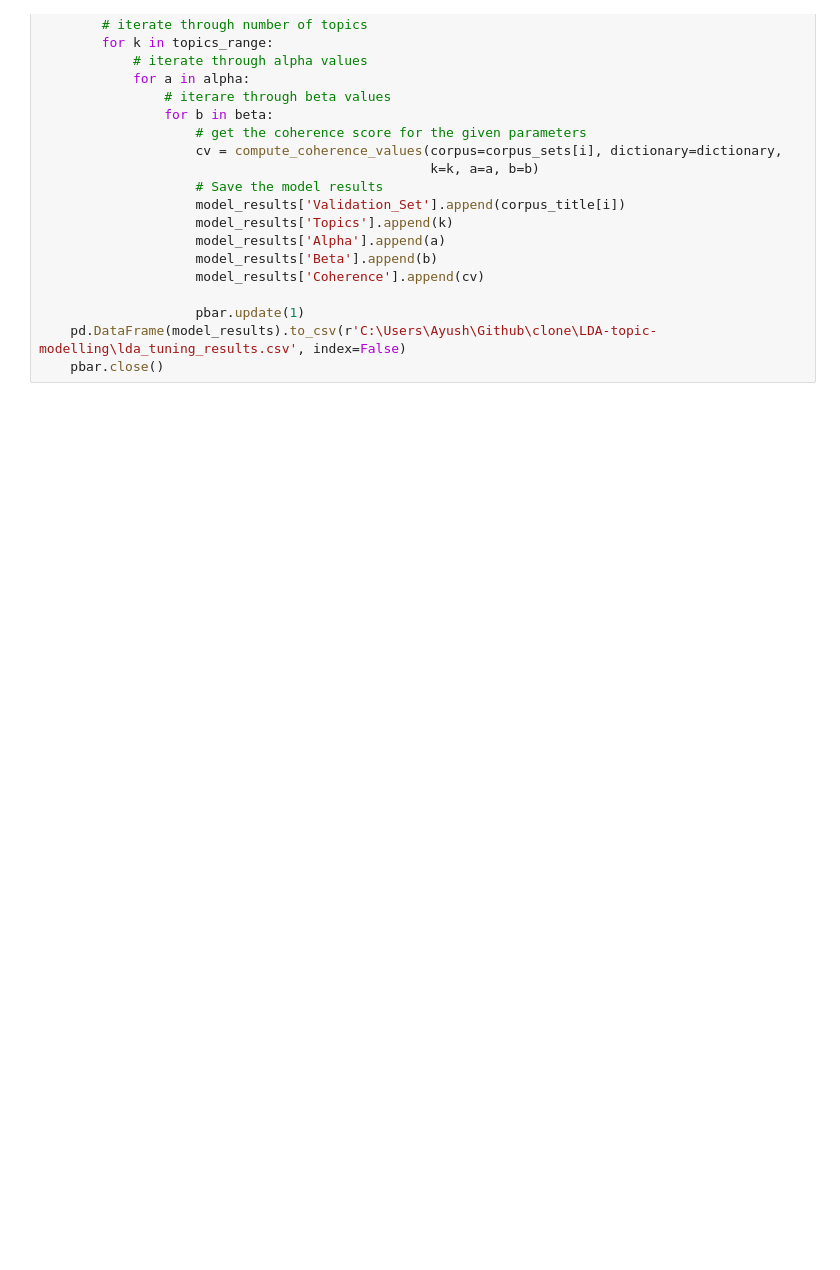
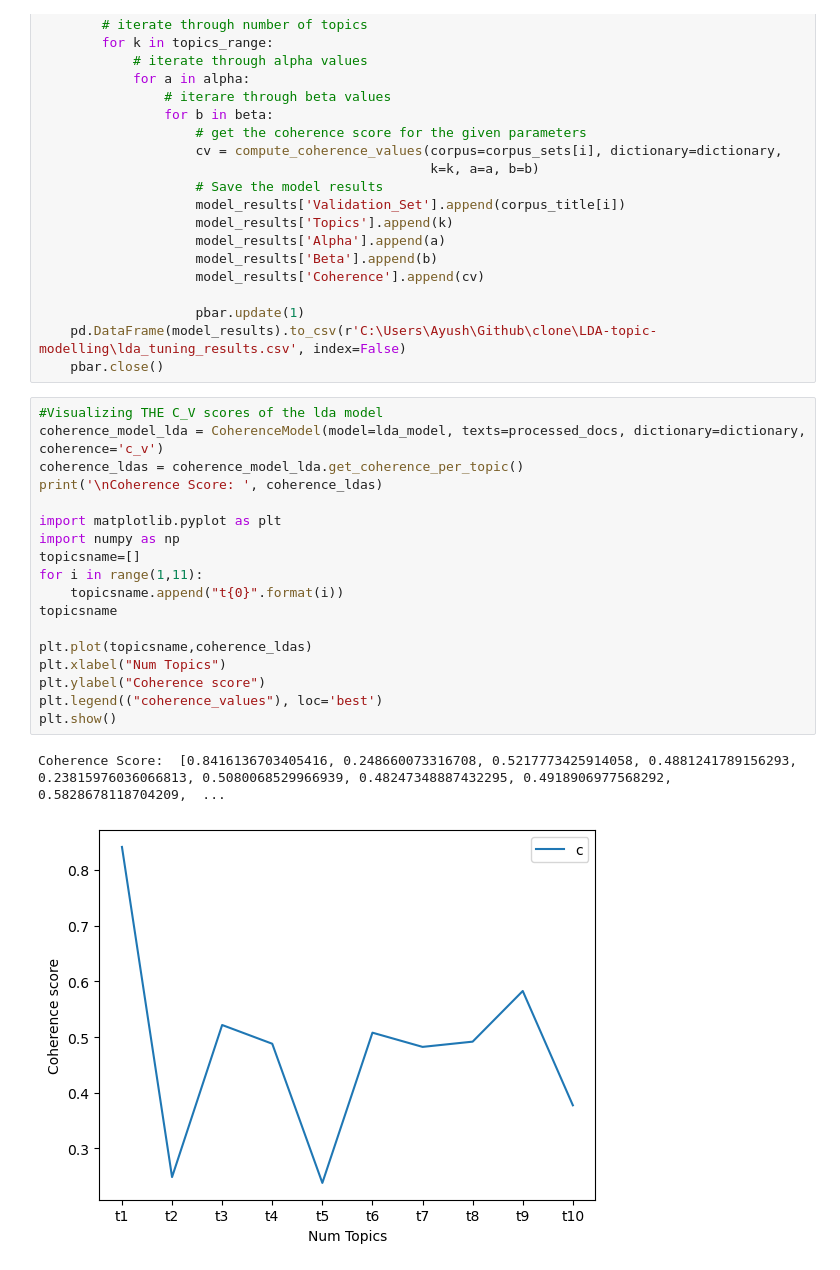
Before and after one commit to agrawalayush730/Hydrogen-dataset-Topic-Modeling-Latent-Drichlet-Allocation-LDA, a Jupyter notebook: Hydrogen_LDA.ipynb, the cells around one changed output. Drawn from its saved outputs; the diff is of its cells as text; blank space fills up the shorter version.

Commit message:
Added visualization of C_V Scores

```diff
--- a/Hydrogen_LDA.ipynb
+++ b/Hydrogen_LDA.ipynb
@@ -321,6 +321,27 @@ if True:
                     pbar.update(1)
     pd.DataFrame(model_results).to_csv(r'C:\Users\Ayush\Github\clone\LDA-topic-modelling\lda_tuning_results.csv', index=False)
     pbar.close()
+# %%
+#Visualizing THE C_V scores of the lda model
+coherence_model_lda = CoherenceModel(model=lda_model, texts=processed_docs, dictionary=dictionary, coherence='c_v')
+coherence_ldas = coherence_model_lda.get_coherence_per_topic()
+print('\nCoherence Score: ', coherence_ldas)
+
+import matplotlib.pyplot as plt
+import numpy as np
+topicsname=[]
+for i in range(1,11):
+    topicsname.append("t{0}".format(i))
+topicsname
+
+plt.plot(topicsname,coherence_ldas)
+plt.xlabel("Num Topics")
+plt.ylabel("Coherence score")
+plt.legend(("coherence_values"), loc='best')
+plt.show()
+# %% [output]
+Coherence Score:  [0.8416136703405416, 0.248660073316708, 0.5217773425914058, 0.4881241789156293, 0.23815976036066813, 0.5080068529966939, 0.48247348887432295, 0.4918906977568292, 0.5828678118704209,  ...
+[figure, added]
 # %%
 # Visualize the topics
 pyLDAvis.enable_notebook()
```
Also changed, not shown: parts of 8 cells of this notebook.
